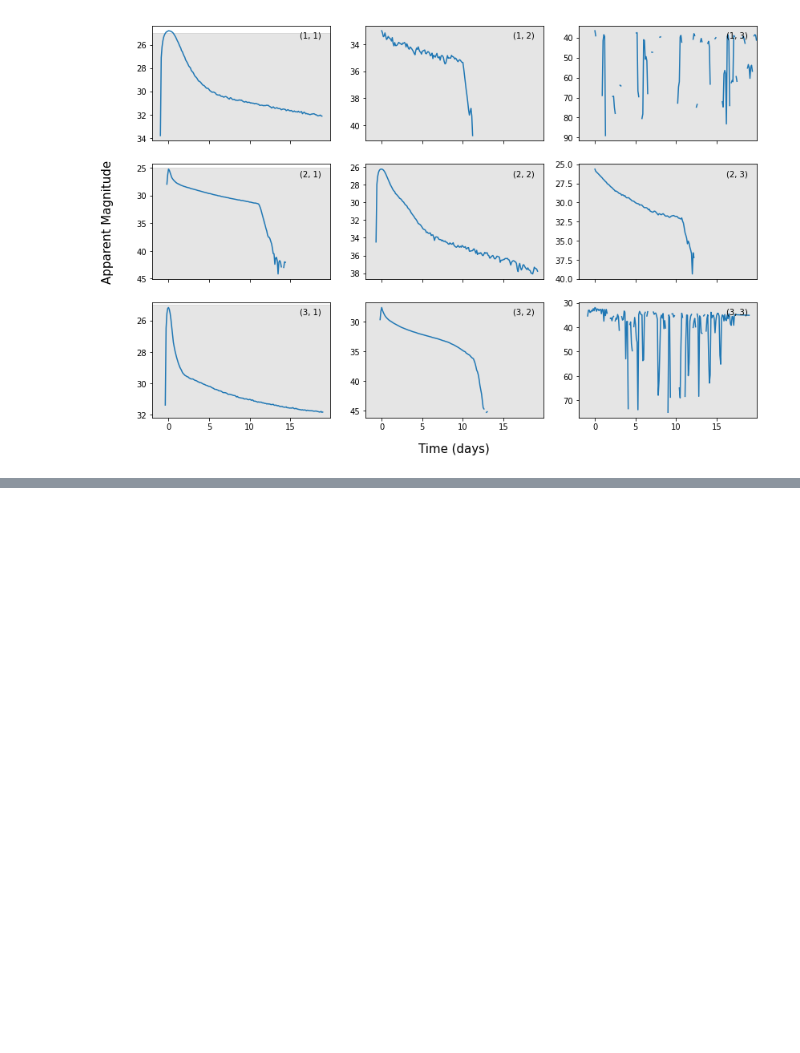
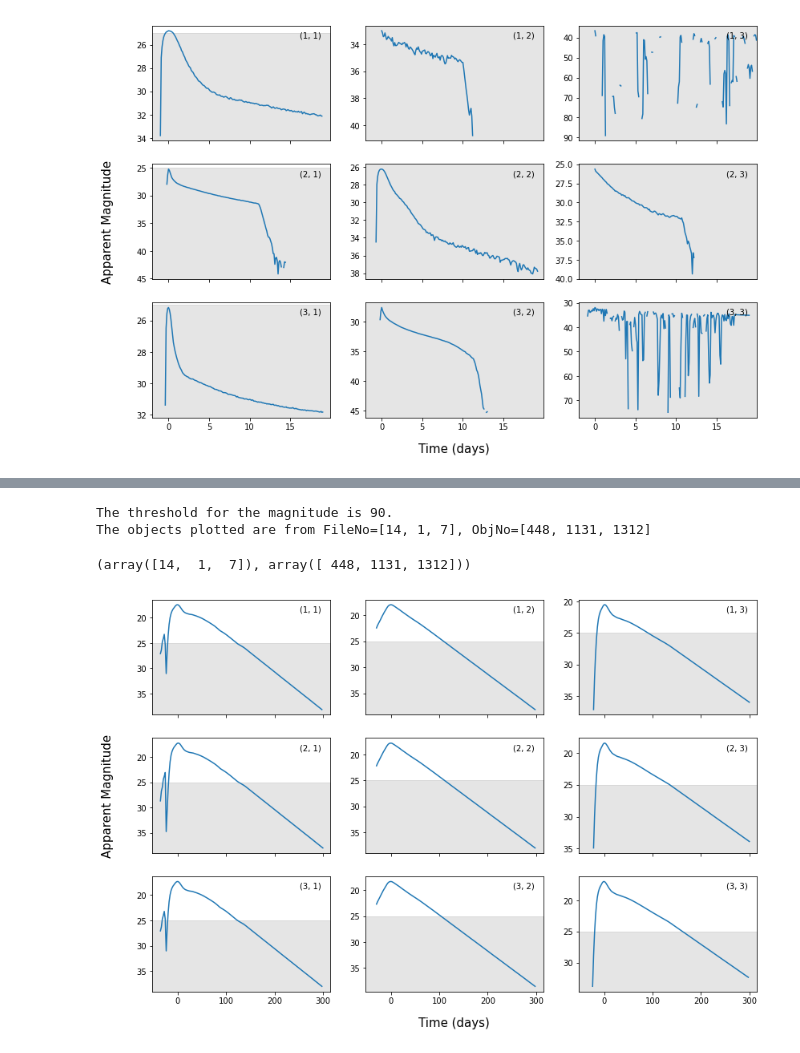
Before and after one commit to lmptc/Presto-Color, a Jupyter notebook: Plots.ipynb, the cells around one changed output, grey strips where cells are left out. Saved outputs shown, nothing was run; the diff lists cells and outputs as text; code cells hidden in the pictures; blank space fills up the shorter version.

```diff
--- a/Plots.ipynb
+++ b/Plots.ipynb
@@ -140,0 +148,7 @@ The objects plotted are from FileNo=[1, 18, 3], ObjNo=[193, 68, 149]
+# %%
+Functions.PlotLightCurve(Path3, 'g', 'SNIbc-Templates', Space=True, FigNo=9, Shadow=25, thr=90, PlotSizeRatio=0.75)
+# %% [output]
+The threshold for the magnitude is 90.
+The objects plotted are from FileNo=[14, 1, 7], ObjNo=[448, 1131, 1312]
+(array([14,  1,  7]), array([ 448, 1131, 1312]))
+[figure, added]
```
Also changed, not shown: parts of 3 cells of this notebook, 11 other files.
